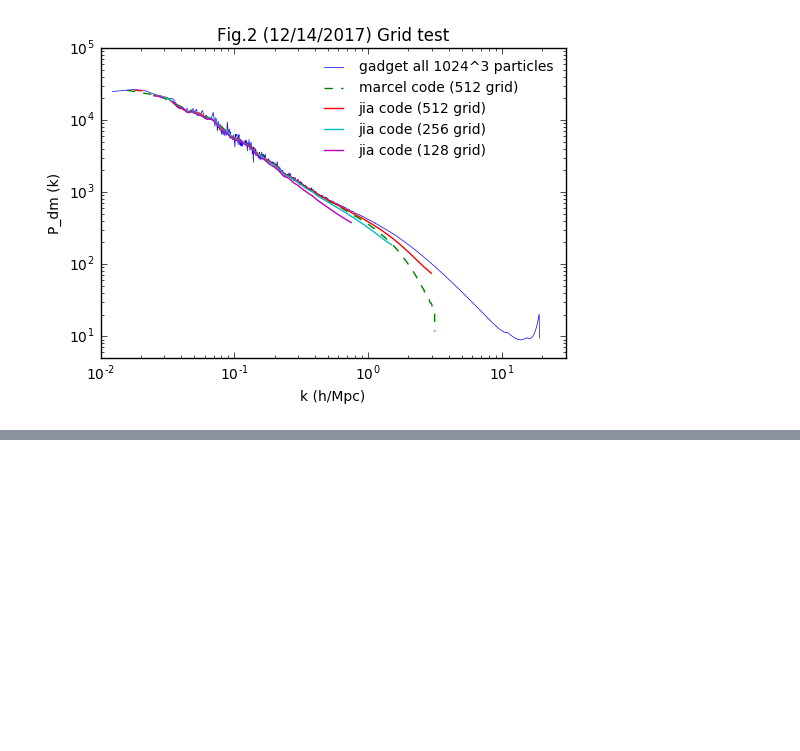
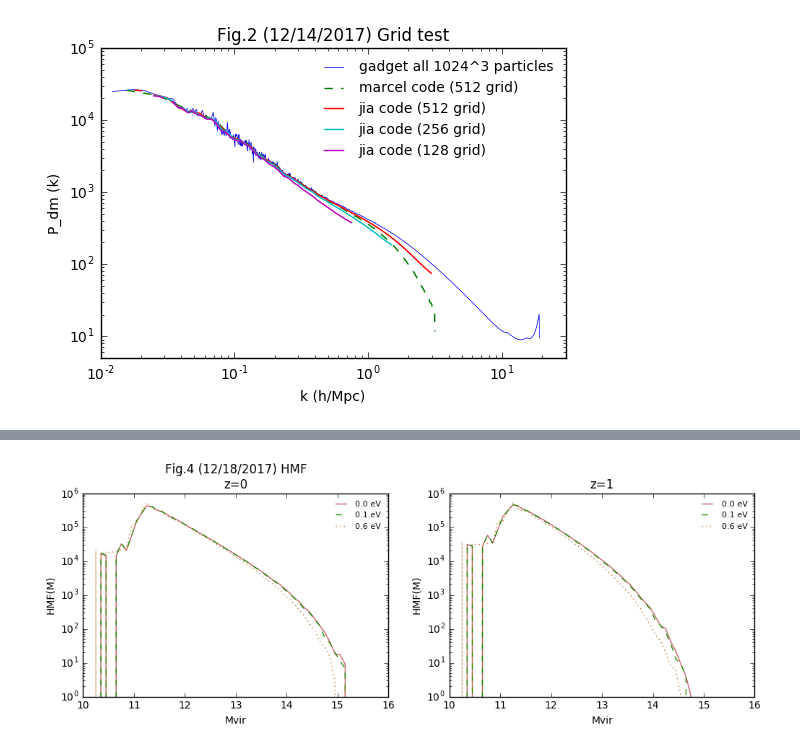
Before and after one commit to liuxx479/nubias, a Jupyter notebook: plots.ipynb, the cells around one changed output, grey strips where cells are left out. Cells and saved outputs as stored; diff of their text form; code cells hidden in the pictures; blank space fills up the shorter version.

```diff
--- a/plots.ipynb
+++ b/plots.ipynb
@@ -111,0 +158,41 @@ show()
+# %%
+hmf00_z1 = load('hmf/hmf_mnv0.00000_om0.30000_As2.1000_048.npy')
+hmf00_z0 = load('hmf/hmf_mnv0.00000_om0.30000_As2.1000_066.npy')
+
+hmf01_z1 = load('hmf/hmf_mnv0.10000_om0.30000_As2.1000_048.npy')
+hmf01_z0 = load('hmf/hmf_mnv0.10000_om0.30000_As2.1000_066.npy')
+
+hmf06_z1 = load('hmf/hmf_mnv0.60000_om0.30000_As2.1000_048.npy')
+hmf06_z0 = load('hmf/hmf_mnv0.60000_om0.30000_As2.1000_066.npy')
+# %%
+hist_bins=arange(10, 15.5, 0.1)
+hist_center=hist_bins[:-1]+0.05
+
+iseed=10024
+f=figure(figsize=(12,8))
+ax1=f.add_subplot(221)
+ax2=f.add_subplot(222)
+
+seed(iseed)
+ax1.plot(hist_center,hmf00_z0,'-',color=rand(3),label='0.0 eV')
+ax1.plot(hist_center,hmf01_z0,'--',color=rand(3),label='0.1 eV')
+ax1.plot(hist_center,hmf06_z0,':',color=rand(3),label='0.6 eV')
+ax1.legend(fontsize=8,frameon=0,loc=0)
+ax1.set_title('''Fig.4 (12/18/2017) HMF
+z=0''')
+ax1.set_ylabel('HMF(M)')
+ax1.set_xlabel('Mvir')
+ax1.set_yscale('log')
+
+seed(iseed)
+ax2.plot(hist_center,hmf00_z1,'-',color=rand(3),label='0.0 eV')
+ax2.plot(hist_center,hmf01_z1,'--',color=rand(3),label='0.1 eV')
+ax2.plot(hist_center,hmf06_z1,':',color=rand(3),label='0.6 eV')
+ax2.legend(fontsize=8,frameon=0,loc=0)
+ax2.set_title('z=1')
+ax2.set_ylabel('HMF(M)')
+ax2.set_xlabel('Mvir')
+ax2.set_yscale('log')
+show()
+# %% [output]
+[figure, added]
```
Also changed, not shown: parts of 3 cells of this notebook.
